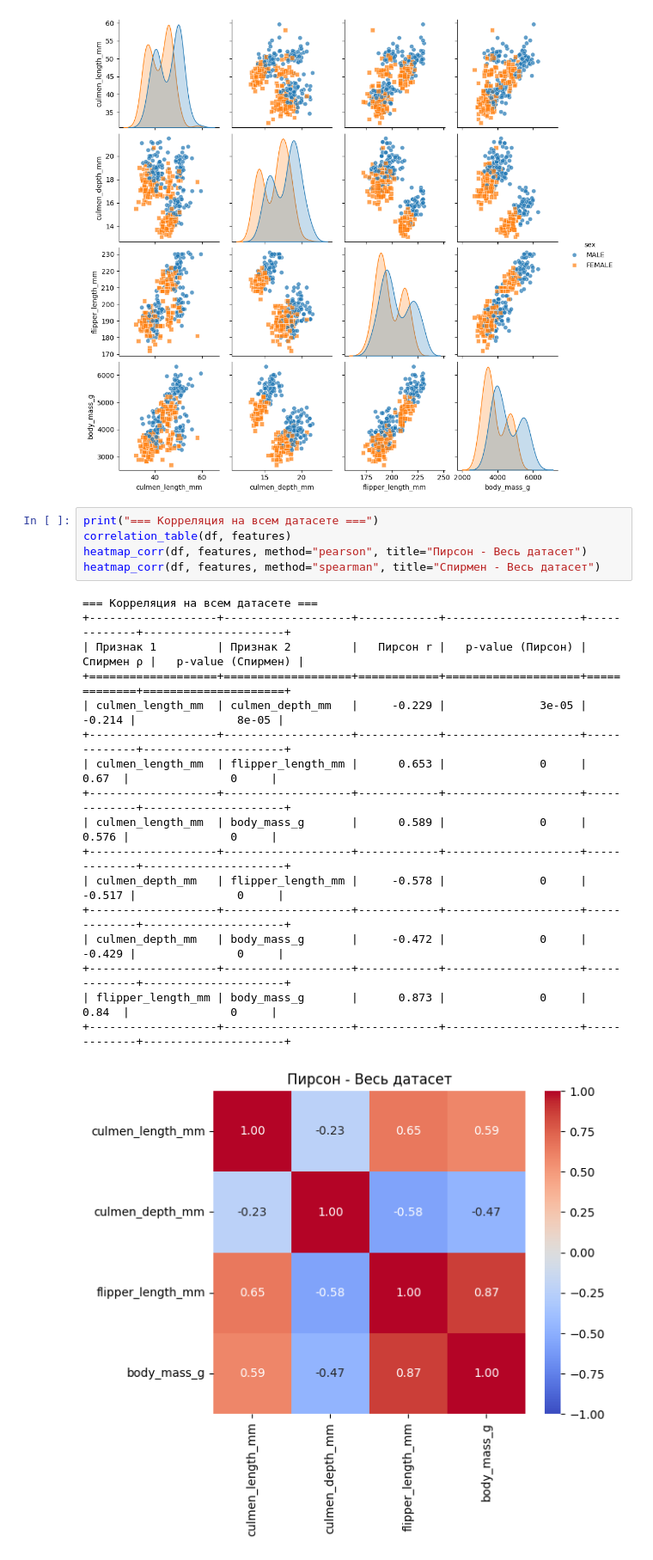
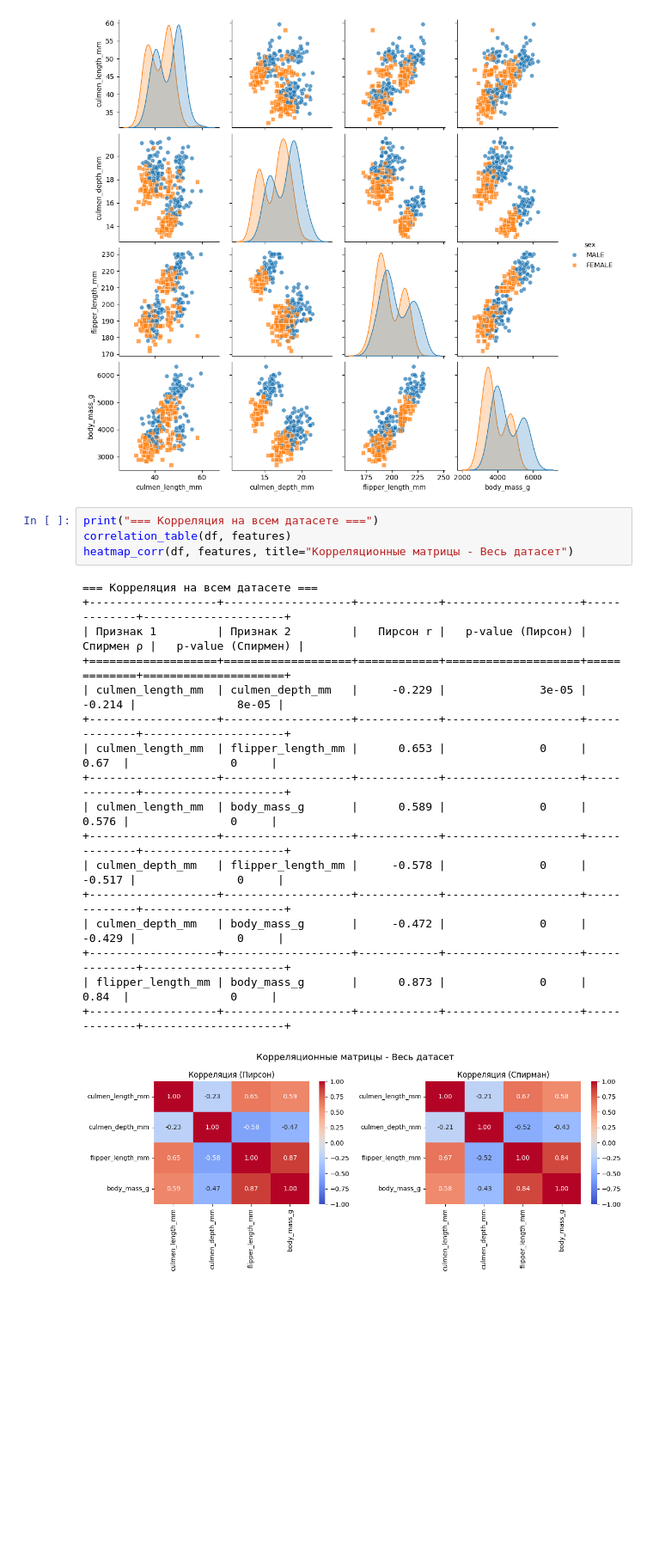
Before and after one commit to unkwerror/NSU_Statistic, a Jupyter notebook: lab1/lab1.ipynb, the cells around one changed output. Shown at 86% size. Cells and saved outputs as stored; diff of their text form; blank space fills up the shorter version.

```diff
--- a/lab1/lab1.ipynb
+++ b/lab1/lab1.ipynb
@@ -235,23 +331,22 @@ for target in targets:
 # %%
 print("=== Корреляция на всем датасете ===")
 correlation_table(df, features)
-heatmap_corr(df, features, method="pearson", title="Пирсон - Весь датасет")
-heatmap_corr(df, features, method="spearman", title="Спирмен - Весь датасет")
+heatmap_corr(df, features, title="Корреляционные матрицы - Весь датасет")
 # %% [output]
 === Корреляция на всем датасете ===
 +-------------------+-------------------+------------+--------------------+-------------+---------------------+
 | Признак 1         | Признак 2         |   Пирсон r |   p-value (Пирсон) |   Спирмен ρ |   p-value (Спирмен) |
 +===================+===================+============+====================+=============+=====================+
 | culmen_length_mm  | culmen_depth_mm   |     -0.229 |              3e-05 |      -0.214 |               8e-05 |
 +-------------------+-------------------+------------+--------------------+-------------+---------------------+
 | culmen_length_mm  | flipper_length_mm |      0.653 |              0     |       0.67  |               0     |
 +-------------------+-------------------+------------+--------------------+-------------+---------------------+
 | culmen_length_mm  | body_mass_g       |      0.589 |              0     |       0.576 |               0     |
 +-------------------+-------------------+------------+--------------------+-------------+---------------------+
 | culmen_depth_mm   | flipper_length_mm |     -0.578 |              0     |      -0.517 |               0     |
 +-------------------+-------------------+------------+--------------------+-------------+---------------------+
 | culmen_depth_mm   | body_mass_g       |     -0.472 |              0     |      -0.429 |               0     |
 +-------------------+-------------------+------------+--------------------+-------------+---------------------+
 | flipper_length_mm | body_mass_g       |      0.873 |              0     |       0.84  |               0     |
 +-------------------+-------------------+------------+--------------------+-------------+---------------------+
-[figure, old version]
+[figure, new version]
```
Also changed, not shown: parts of 5 cells of this notebook.
